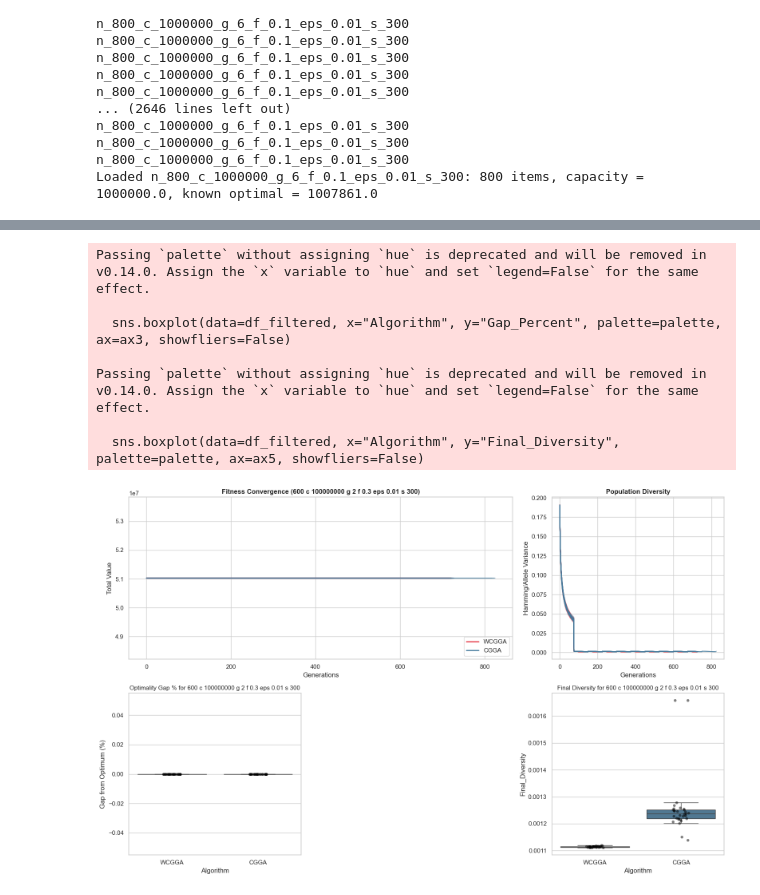
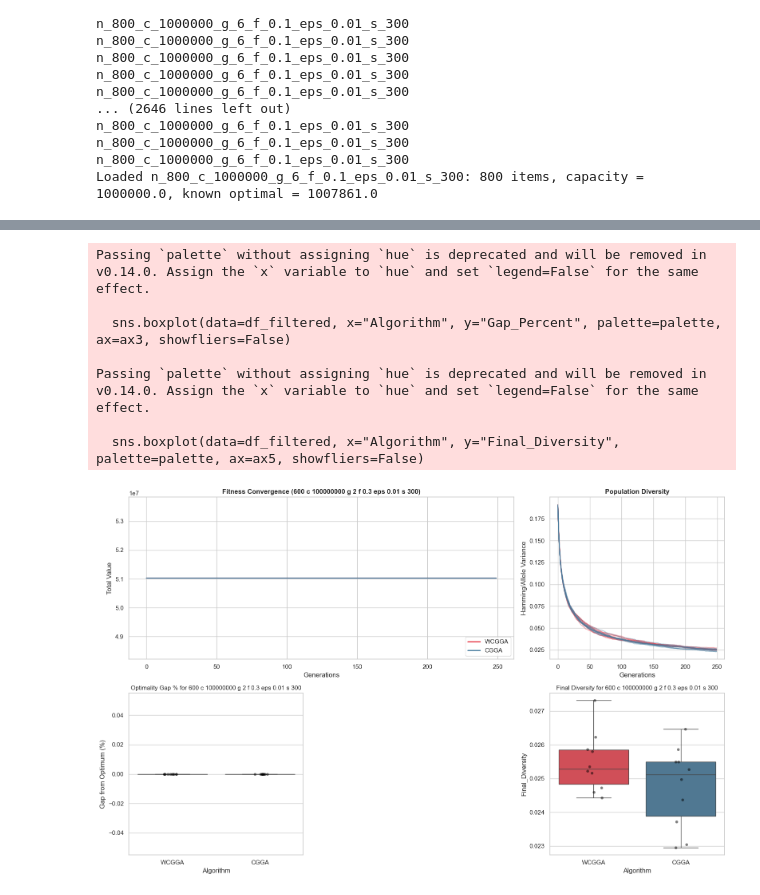
Before and after one commit to RubinInsert/AboriginalKinshipBasedOptimization, a Jupyter notebook: algorithm_benchmark.ipynb, the cells around one changed output, grey strips where cells are left out. Cells and saved outputs as stored; diff of their text form; code cells hidden in the pictures.

Commit message:
Fixed Nuking Logic causing instant premature convergence

```diff
--- a/algorithm_benchmark.ipynb
+++ b/algorithm_benchmark.ipynb
@@ -40,20 +40,20 @@ from CGGA_New import run_CGGA
 # 1. SETUP CONFIGURATION
 PROBLEMS = [
     # Path, Optimal Value
-    ("Knapsack_Problems/problemInstances/n_800_c_1000000_g_6_f_0.1_eps_0.01_s_300/test.in", 1036114),
-    ("Knapsack_Problems/problemInstances/n_800_c_10000000000_g_10_f_0.3_eps_0_s_200/test.in", 9980515157),
-    ("Knapsack_Problems/problemInstances/n_1000_c_1000000_g_14_f_0.2_eps_0.1_s_200/test.in", 1008699),
-    ("Knapsack_Problems/problemInstances/n_1000_c_1000000_g_2_f_0.3_eps_1e-05_s_200/test.in", 528690),
+    # ("Knapsack_Problems/problemInstances/n_800_c_1000000_g_6_f_0.1_eps_0.01_s_300/test.in", 1036114),
+    # ("Knapsack_Problems/problemInstances/n_800_c_10000000000_g_10_f_0.3_eps_0_s_200/test.in", 9980515157),
+    # ("Knapsack_Problems/problemInstances/n_1000_c_1000000_g_14_f_0.2_eps_0.1_s_200/test.in", 1008699),
+    # ("Knapsack_Problems/problemInstances/n_1000_c_1000000_g_2_f_0.3_eps_1e-05_s_200/test.in", 528690),
     ("Knapsack_Problems/problemInstances/n_600_c_100000000_g_2_f_0.3_eps_0.01_s_300/test.in", 51026718),
 ]
 
-SEEDS = list(range(30))
+SEEDS = list(range(10))
 ALGORITHMS = ["WCGGA", "CGGA"]
 
 PARAMS = {
     "pop_size": 2400,
-    "max_time": 1200,
-    "max_generations": 10000,
+    "max_time": 120000,
+    "max_generations": 250,
     "stagnation_limit": 75,
     "initialization_feasability": 0.3
 }
@@ -219,12 +209,12 @@ import seaborn as sns
 import matplotlib.pyplot as plt
 import io
 # Fix Optimality Gap Graph - DONE
+# Fix Nuke logic - DONE
+# New problem-set: https://hjemmesider.diku.dk/~pisinger/codes.html
 # Optimality over time
 # Fitness over time - Limit Y axis from min value to max value
 # WilCox Ranksum Test, P-Value: https://astatsa.com/WilcoxonTest/
     # Enter the final settled optimal value for each problem instance (i.e. the 10 runs)
-# New problem-set: https://hjemmesider.diku.dk/~pisinger/codes.html
-# Fix Nuke logic
 
 # ==========================================
 # 1. LOAD THE DATA
@@ -232,8 +222,8 @@ import io
 
 # A. Load History (JSON) - For Curves
 # (Assuming file exists, using the filename you provided)
-json_filename = "benchmark_history_20251215-073056.json"
-csv_filename = "benchmark_results_20251215-073056.csv"
+json_filename = "benchmark_history_20251216-134820.json"
+csv_filename = "benchmark_results_20251216-134820.csv"
 problem_id = "n_600_c_100000000_g_2_f_0.3_eps_0.01_s_300"
 try:
     with open(json_filename, "r") as f:
@@ -314,31 +304,31 @@ ax2.set_ylabel("Hamming/Allele Variance")
 # Define Palette
 palette = {"WCGGA": "#E63946", "CGGA": "#457B9D"}
 problem_title = problem_id.replace('_', ' ').split(' ', 1)[1] # Optional: Clean up title
 
 # --- C. Optimality Gap (Lower Left) ---
 ax3 = fig.add_subplot(gs[1, 0])
 # FIX: Use df_filtered here!
 sns.boxplot(data=df_filtered, x="Algorithm", y="Gap_Percent", palette=palette, ax=ax3, showfliers=False)
 sns.stripplot(data=df_filtered, x="Algorithm", y="Gap_Percent", color="black", alpha=0.5, ax=ax3)
 ax3.set_title(f"Optimality Gap % for {problem_title}", fontsize=11)
 ax3.set_ylabel("Gap from Optimum (%)")
 
 
 # --- E. Final Diversity (Lower Right) ---
 ax5 = fig.add_subplot(gs[1, 2])
 # FIX: Use df_filtered here!
 sns.boxplot(data=df_filtered, x="Algorithm", y="Final_Diversity", palette=palette, ax=ax5, showfliers=False)
 sns.stripplot(data=df_filtered, x="Algorithm", y="Final_Diversity", color="black", alpha=0.5, ax=ax5)
 ax5.set_title(f"Final Diversity for {problem_title}", fontsize=11)
 
 plt.tight_layout()
 plt.show()
 # %% [output]
 Passing `palette` without assigning `hue` is deprecated and will be removed in v0.14.0. Assign the `x` variable to `hue` and set `legend=False` for the same effect.
 
   sns.boxplot(data=df_filtered, x="Algorithm", y="Gap_Percent", palette=palette, ax=ax3, showfliers=False)
 
 Passing `palette` without assigning `hue` is deprecated and will be removed in v0.14.0. Assign the `x` variable to `hue` and set `legend=False` for the same effect.
 
   sns.boxplot(data=df_filtered, x="Algorithm", y="Final_Diversity", palette=palette, ax=ax5, showfliers=False)
-[figure, old version]
+[figure, new version]
```
Also changed, not shown: parts of 1 cell of this notebook, 7 other files.
